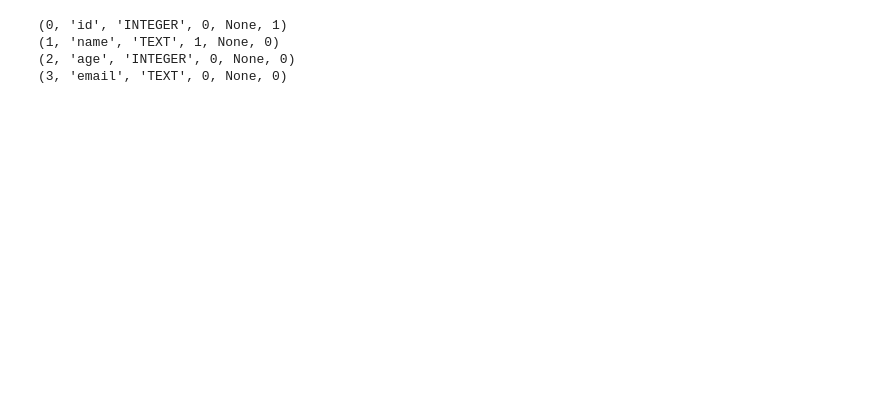
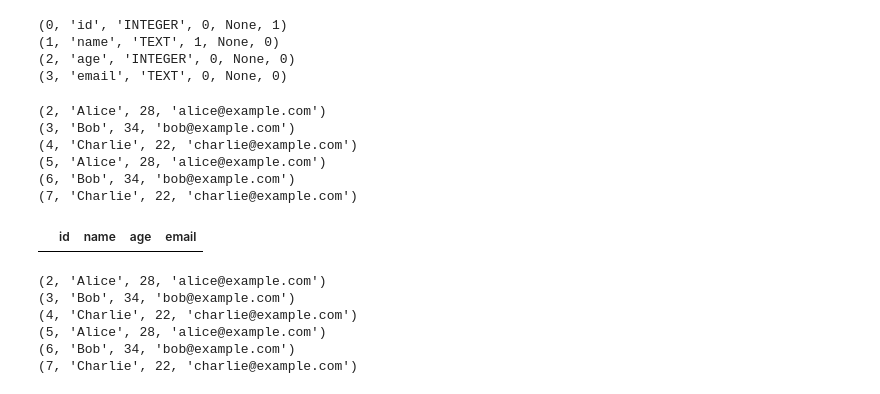
Before and after one commit to jflisazo/python, a Jupyter notebook: ch02.ipynb, the cells around one changed output. Drawn from its saved outputs; the diff is of its cells as text; code cells hidden in the pictures; blank space fills up the shorter version.

```diff
--- a/ch02.ipynb
+++ b/ch02.ipynb
@@ -512,3 +491,58 @@ for register in registers:
 
 # Close the connection
 conn.close()
+# %%
+# Connect to the existing database
+conn = sqlite3.connect('new_database.db')
+
+# Create a cursor object
+cursor = conn.cursor()
+
+# Fetch all records from the users table
+cursor.execute('SELECT * FROM users')
+registers = cursor.fetchall()
+
+# Print the fetched records
+for register in registers:
+    print(register)
+
+# Close the connection
+conn.close()
+# %% [output]
+(2, 'Alice', 28, 'alice@example.com')
+(3, 'Bob', 34, 'bob@example.com')
+(4, 'Charlie', 22, 'charlie@example.com')
+(5, 'Alice', 28, 'alice@example.com')
+(6, 'Bob', 34, 'bob@example.com')
+(7, 'Charlie', 22, 'charlie@example.com')
+# %%
+import pandas as pd
+
+# Create a DataFrame from the registers
+df_registers = pd.DataFrame(registers, columns=['id', 'name', 'age', 'email'])
+
+# Display the DataFrame
+df_registers
+# %% [output]
+|  | id | name | age | email |
+# %%
+
+#connect to a database
+conn = sqlite3.connect('new_database.db')
+
+#create a cursor object
+cursor = conn.cursor()
+
+#fetch all records from the users table
+cursor.execute('SELECT * FROM users')
+registers = cursor.fetchall()
+
+for register in registers:
+    print(register)
+# %% [output]
+(2, 'Alice', 28, 'alice@example.com')
+(3, 'Bob', 34, 'bob@example.com')
+(4, 'Charlie', 22, 'charlie@example.com')
+(5, 'Alice', 28, 'alice@example.com')
+(6, 'Bob', 34, 'bob@example.com')
+(7, 'Charlie', 22, 'charlie@example.com')
```
Also changed, not shown: parts of 6 cells of this notebook, 1 other file.
